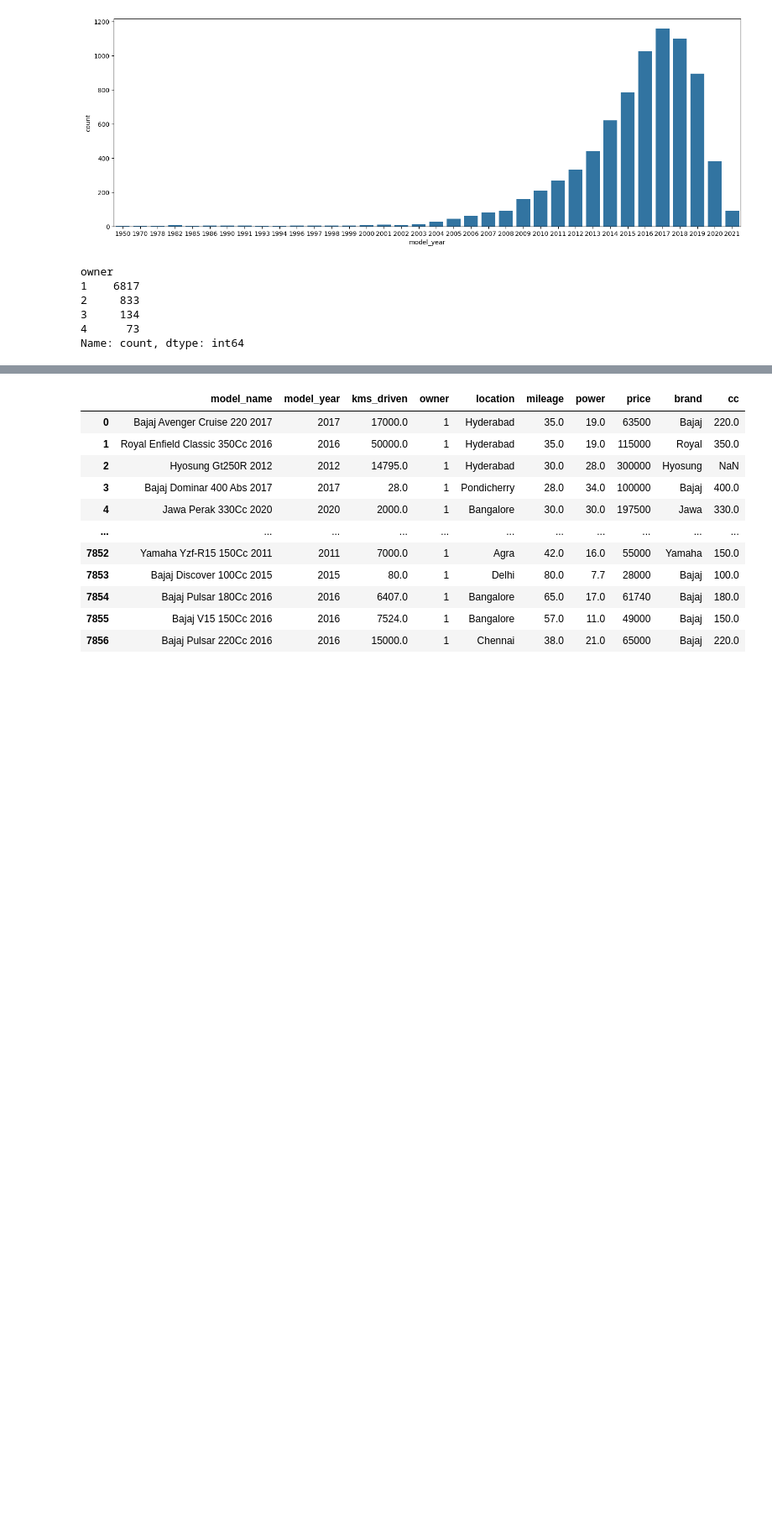
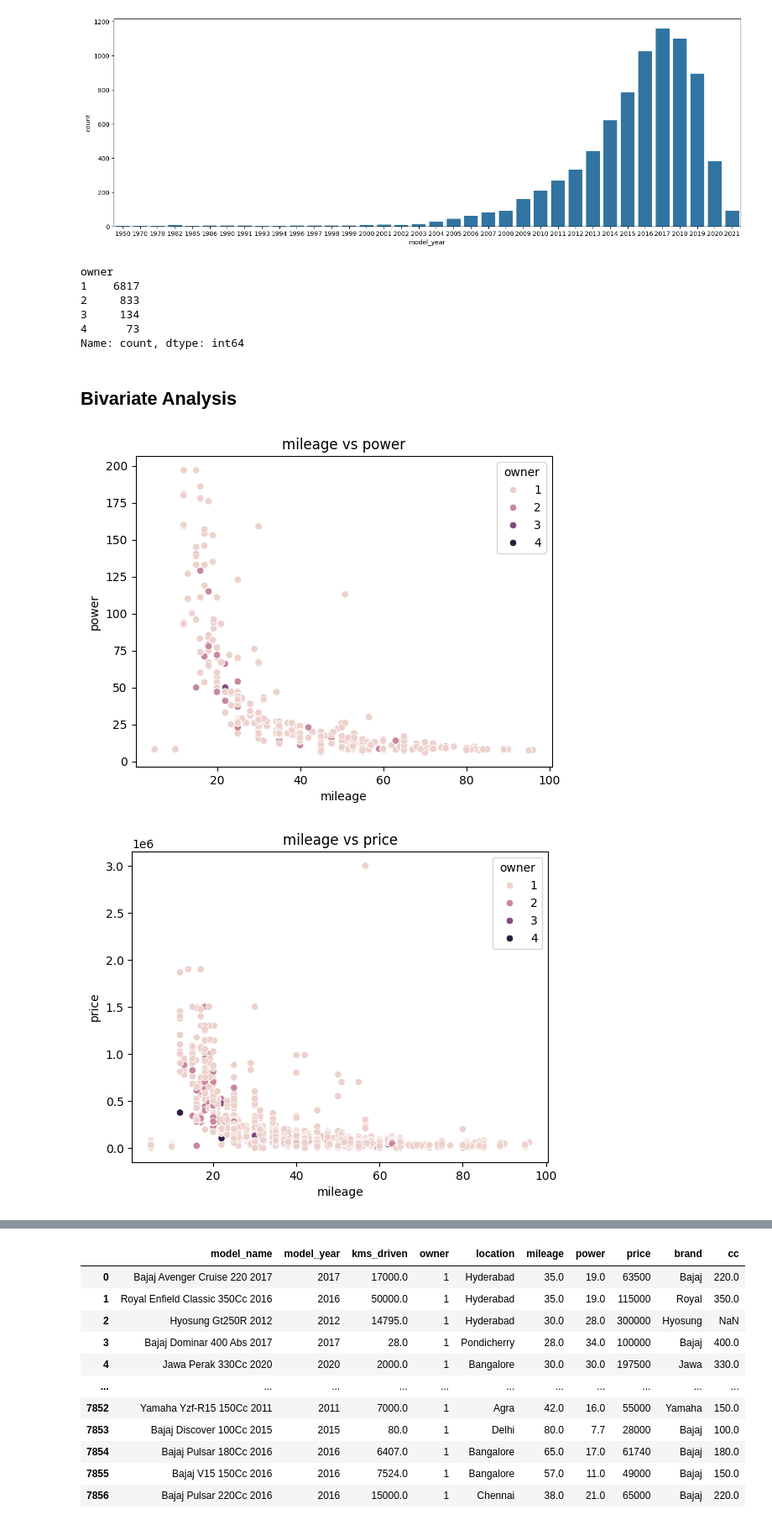
Before and after one commit to sushantkas/Pr-2-used-bikes, a Jupyter notebook: EDA.ipynb, the cells around one changed output, grey strips where cells are left out. Shown at 84% size. Cells and saved outputs as stored; diff of their text form; code cells hidden in the pictures; blank space fills up the shorter version.

```diff
--- a/EDA.ipynb
+++ b/EDA.ipynb
@@ -772,3 +821,15 @@ owner
 3     134
 4      73
 Name: count, dtype: int64
+# %% [markdown]
+## Bivariate Analysis
+# %%
+for i in most_corr_col:
+    for j in most_corr_col:
+        if i != j:
+            sns.scatterplot(x=i, y=j, data=bikes, hue="owner", alpha=1.0);
+            plt.title(f"{i} vs {j}");
+            plt.show();
+# %% [output]
+[figure, added]
+[figure, added]
```
Also changed, not shown: parts of 12 cells of this notebook.
